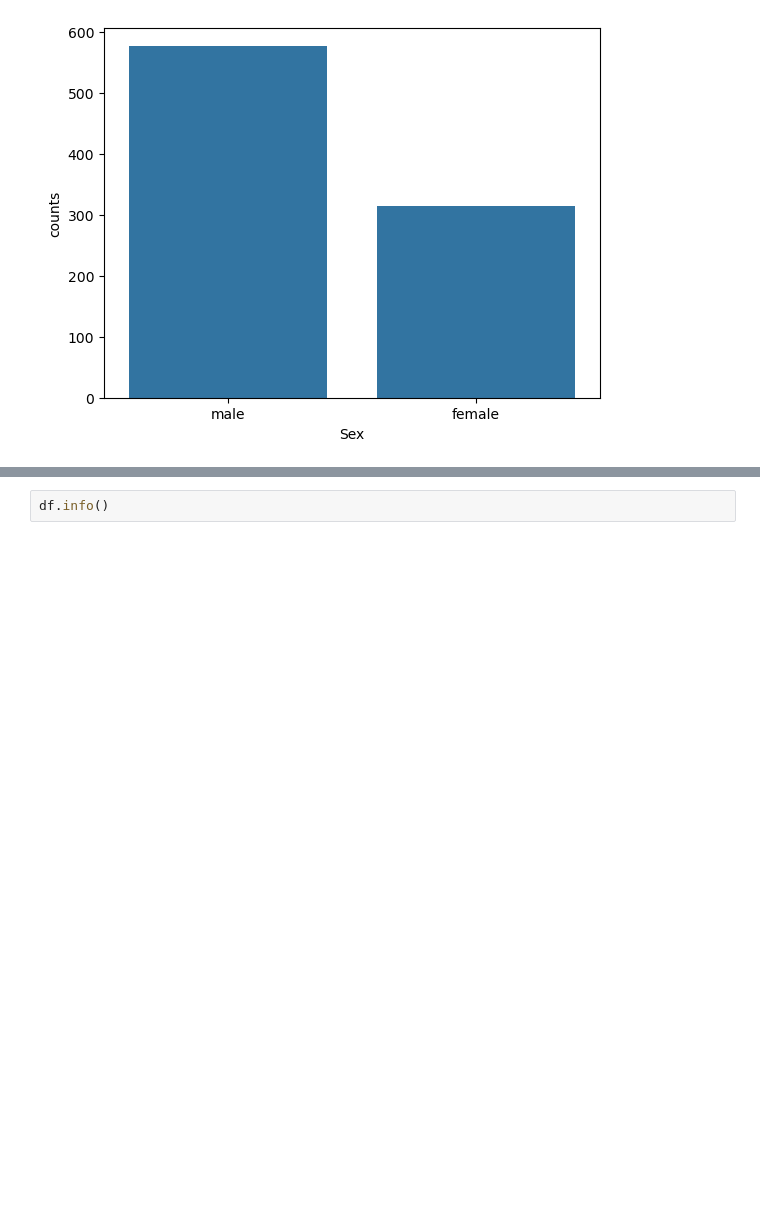
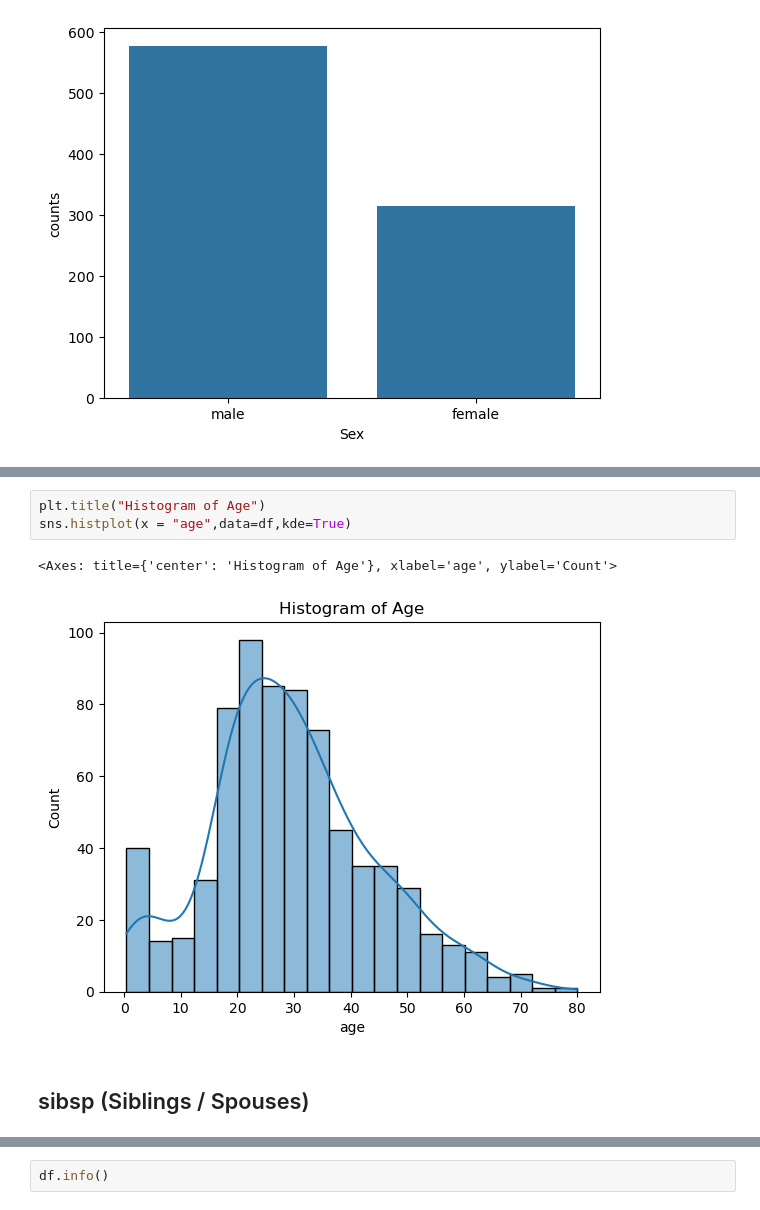
Before and after one commit to therai0/EDA, a Jupyter notebook: titanic.ipynb, the cells around one changed output, grey strips where cells are left out. Saved outputs shown, nothing was run; the diff lists cells and outputs as text; blank space fills up the shorter version.

```diff
--- a/titanic.ipynb
+++ b/titanic.ipynb
@@ -111,0 +127,8 @@ Text(0, 0.5, 'counts')
+# %%
+plt.title("Histogram of Age")
+sns.histplot(x = "age",data=df,kde=True)
+# %% [output]
+<Axes: title={'center': 'Histogram of Age'}, xlabel='age', ylabel='Count'>
+[figure, added]
+# %% [markdown]
+## sibsp (Siblings / Spouses)
```
Also changed, not shown: parts of 6 cells of this notebook.
